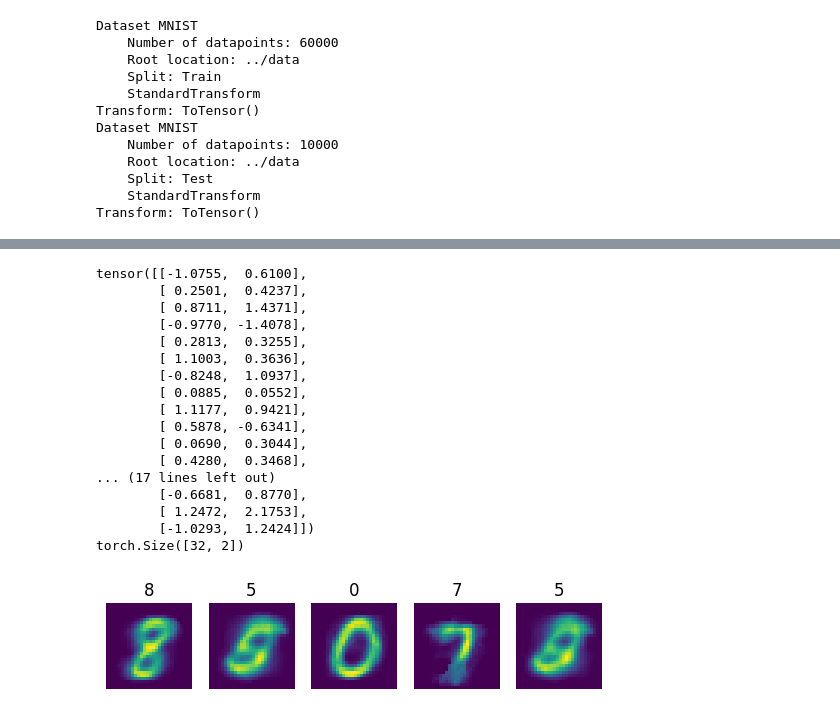
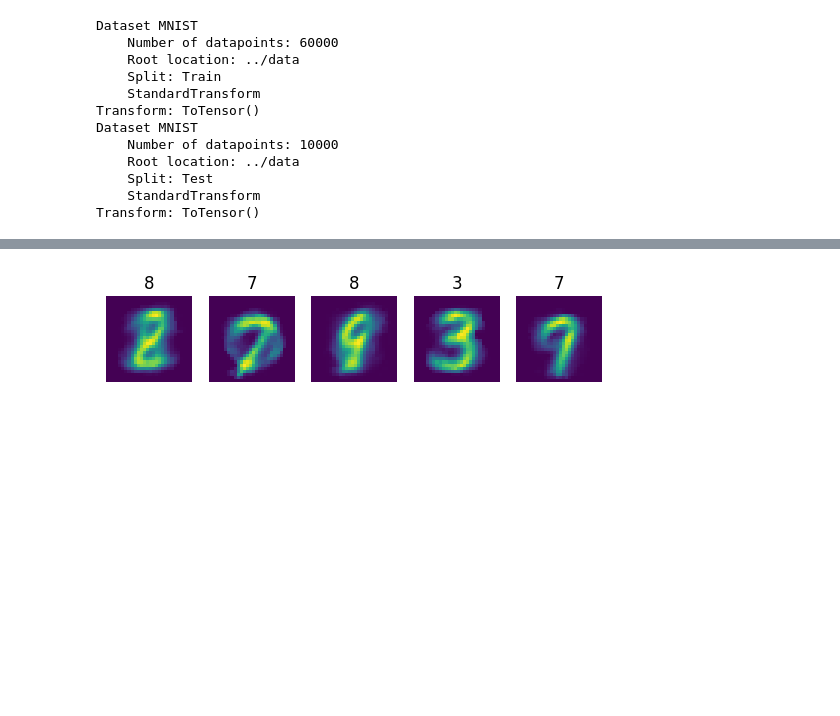
Before and after one commit to alexojica/research-project-experiments, a Jupyter notebook: src/main.ipynb, the cells around one changed output, grey strips where cells are left out. Saved outputs shown, nothing was run; the diff lists cells and outputs as text; code cells hidden in the pictures; blank space fills up the shorter version.

```diff
--- a/src/main.ipynb
+++ b/src/main.ipynb
@@ -40,26 +51,9 @@ vae_classifier_model, total_losses, classifier_accuracy_li, classifier_loss_li,
 # %%
 # plot generated data
-image_tensor, label_tensor = vae.generate_data()
+image_tensor, label_tensor = vae.generate_data(n_samples=5)
 plot_image_data(image_tensor.cpu().detach().numpy(), label_tensor.cpu().detach().numpy())
 # %% [output]
-tensor([[-1.0755,  0.6100],
-        [ 0.2501,  0.4237],
-        [ 0.8711,  1.4371],
-        [-0.9770, -1.4078],
-        [ 0.2813,  0.3255],
-        [ 1.1003,  0.3636],
-        [-0.8248,  1.0937],
-        [ 0.0885,  0.0552],
-        [ 1.1177,  0.9421],
-        [ 0.5878, -0.6341],
-        [ 0.0690,  0.3044],
-        [ 0.4280,  0.3468],
-... (17 lines left out)
-        [-0.6681,  0.8770],
-        [ 1.2472,  2.1753],
-        [-1.0293,  1.2424]])
-torch.Size([32, 2])
-[figure, old version]
+[figure, new version]
 # %%
 # move tensors to cpu before converting to np array
 np_classifier_accuracy_li = []
```
Also changed, not shown: parts of 5 cells of this notebook.
